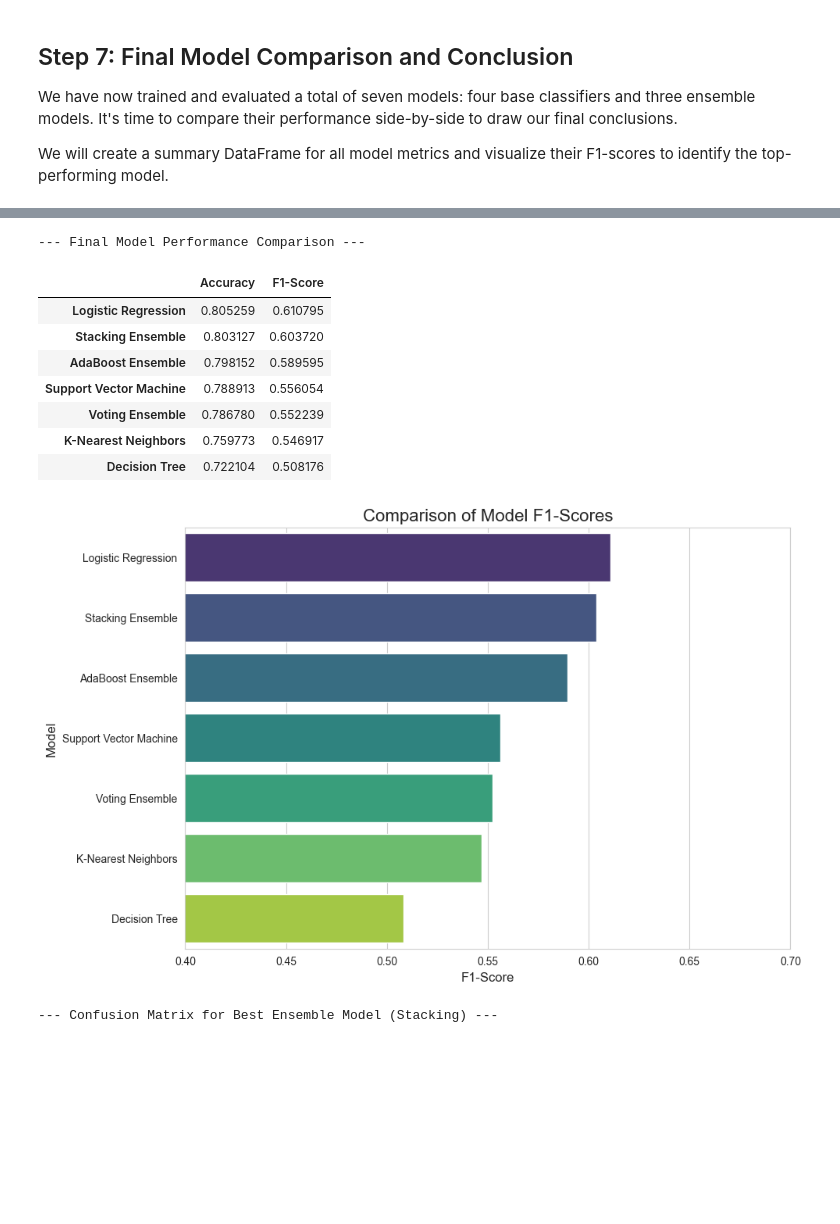
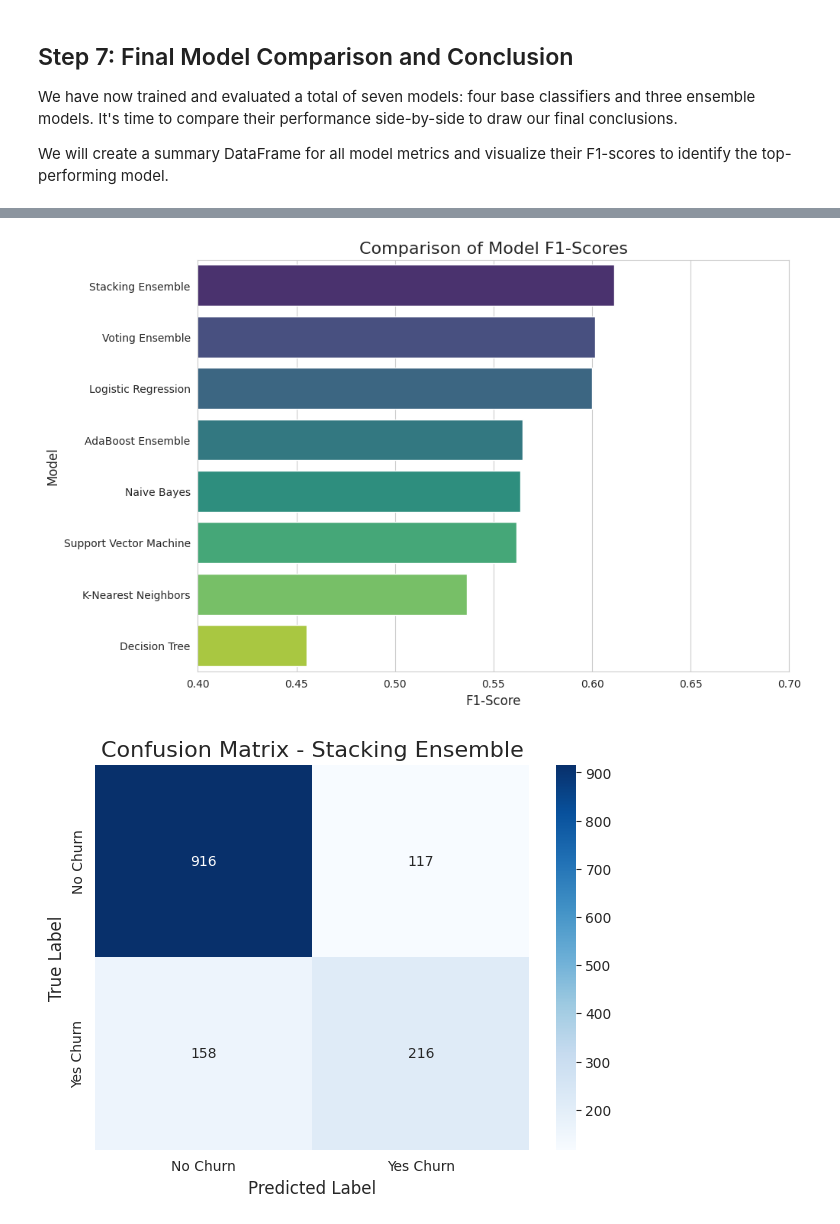
Before and after one commit to RishiWaghmare12/AIML-project-MDM, a Jupyter notebook: aiml_pr7.ipynb, the cells around one changed output, grey strips where cells are left out. Cells and saved outputs as stored; diff of their text form; code cells hidden in the pictures; blank space fills up the shorter version.

Commit message:
feat: add naive bayes

```diff
--- a/aiml_pr7.ipynb
+++ b/aiml_pr7.ipynb
@@ -281,7 +285,9 @@ models = {
     "Logistic Regression": LogisticRegression(random_state=42, max_iter=1000), # Added max_iter for convergence
     "K-Nearest Neighbors": KNeighborsClassifier(n_neighbors=5),
     "Decision Tree": DecisionTreeClassifier(random_state=42),
-    "Support Vector Machine": SVC(kernel='rbf', probability=True, random_state=42) # probability=True is needed for stacking
+    "Support Vector Machine": SVC(kernel='rbf', probability=True, random_state=42), # probability=True is needed for stacking
+    "Naive Bayes": GaussianNB()
+
 }
 
 # Create a dictionary to store the results
@@ -336,3 +342,24 @@ We have our baseline performance from the individual models. The low F1-scores s
 1.  **Voting Ensemble:** Combines the predictions from our base models (LR, KNN, and SVM) and predicts the class that gets the "majority vote."
 2.  **AdaBoost Ensemble:** A boosting algorithm that learns from its mistakes by focusing on difficult-to-classify samples.
 3.  **Stacking Ensemble:** A powerful technique that uses the predictions from our base models as new features to train a final "meta-classifier."
+# %%
+# --- 1. Voting Ensemble ---
+# We use the 'probability'-enabled SVM and our other top models
+voting_clf = VotingClassifier(
+    estimators=[
+        ('lr', models['Logistic Regression']),
+        ('knn', models['K-Nearest Neighbors']),
+        ('svm', models['Support Vector Machine']),
+        ('nb', models['Naive Bayes'])
+    ],
+    voting='soft' # 'soft' voting uses prediction probabilities and often performs better
+)
+voting_clf.fit(X_train_scaled, y_train)
+y_pred_voting = voting_clf.predict(X_test_scaled)
+acc_voting = accuracy_score(y_test, y_pred_voting)
+f1_voting = f1_score(y_test, y_pred_voting)
+results['Voting Ensemble'] = {'Accuracy': acc_voting, 'F1-Score': f1_voting}
+
+print("--- Voting Ensemble ---")
+print(f"  Accuracy: {acc_voting:.4f}")
+print(f"  F1-Score: {f1_voting:.4f}")
@@ -420,45 +445,27 @@ We will create a summary DataFrame for all model metrics and visualize their F1-
+# %%
+# --- Visualize Model Comparison ---
+plt.figure(figsize=(10, 7))
+sns.barplot(x=results_df['F1-Score'], y=results_df.index, palette='viridis', hue=results_df.index, legend=False)
+plt.title('Comparison of Model F1-Scores', fontsize=16)
+plt.xlabel('F1-Score', fontsize=12)
+plt.ylabel('Model', fontsize=12)
+plt.xlim(0.4, 0.7)
+plt.show()
+# %% [output]
+[figure, added]
 # %%
-# Create a DataFrame from the results dictionary
-results_df = pd.DataFrame.from_dict(results, orient='index')
-results_df = results_df.sort_values(by='F1-Score', ascending=False)
-
-print("--- Final Model Performance Comparison ---")
-display(results_df.style.highlight_max(subset=['Accuracy', 'F1-Score'], color='lightgreen'))
-
-# --- Visualize Model Comparison ---
-plt.figure(figsize=(10, 7))
-sns.barplot(x=results_df['F1-Score'], y=results_df.index, palette='viridis', hue=results_df.index, legend=False)
-plt.title('Comparison of Model F1-Scores', fontsize=16)
-plt.xlabel('F1-Score', fontsize=12)
-plt.ylabel('Model', fontsize=12)
-plt.xlim(0.4, 0.7) # Adjust x-axis for better visibility
-plt.show()
-
 # --- Confusion Matrix for the Best Ensemble Model ---
-# Our best base model was Logistic Regression, but our best ensemble was Stacking.
-# Let's visualize the Stacking Ensemble's performance.
-print("\n--- Confusion Matrix for Best Ensemble Model (Stacking) ---")
 best_model = stacking_clf
 y_pred_best = best_model.predict(X_test_scaled)
 cm = confusion_matrix(y_test, y_pred_best)
 
 plt.figure(figsize=(7, 5))
 sns.heatmap(cm, annot=True, fmt='d', cmap='Blues',
             xticklabels=['No Churn', 'Yes Churn'],
             yticklabels=['No Churn', 'Yes Churn'])
 plt.title('Confusion Matrix - Stacking Ensemble', fontsize=16)
 plt.xlabel('Predicted Label', fontsize=12)
 plt.ylabel('True Label', fontsize=12)
 plt.show()
 # %% [output]
---- Final Model Performance Comparison ---
-|  | Accuracy | F1-Score |
-| Logistic Regression | 0.805259 | 0.610795 |
-| Stacking Ensemble | 0.803127 | 0.603720 |
-| AdaBoost Ensemble | 0.798152 | 0.589595 |
-| Support Vector Machine | 0.788913 | 0.556054 |
-| Voting Ensemble | 0.786780 | 0.552239 |
-| K-Nearest Neighbors | 0.759773 | 0.546917 |
-| Decision Tree | 0.722104 | 0.508176 |
-[figure, old version]
+[figure, new version]
---- Confusion Matrix for Best Ensemble Model (Stacking) ---
```
Also changed, not shown: parts of 32 cells of this notebook.
